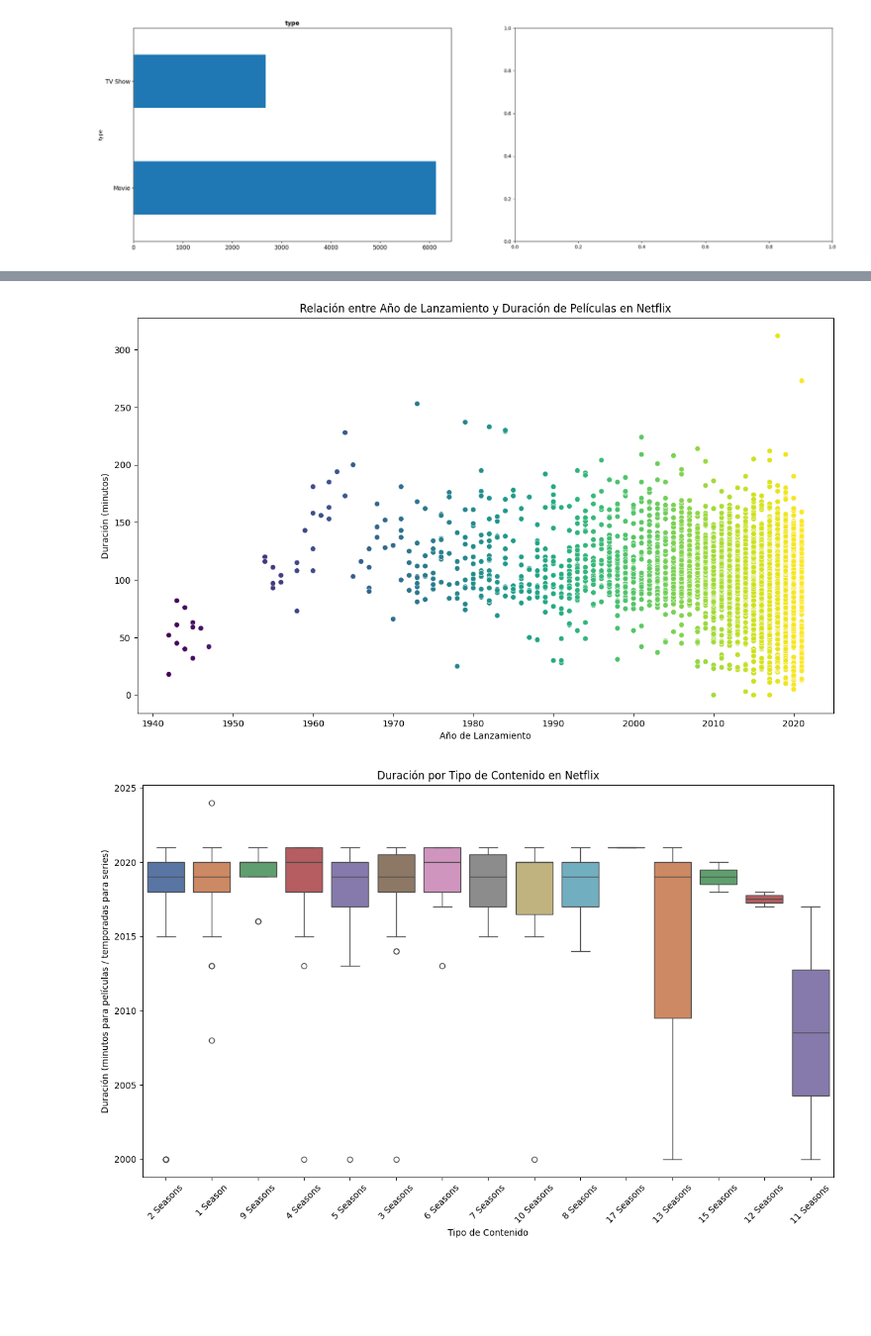
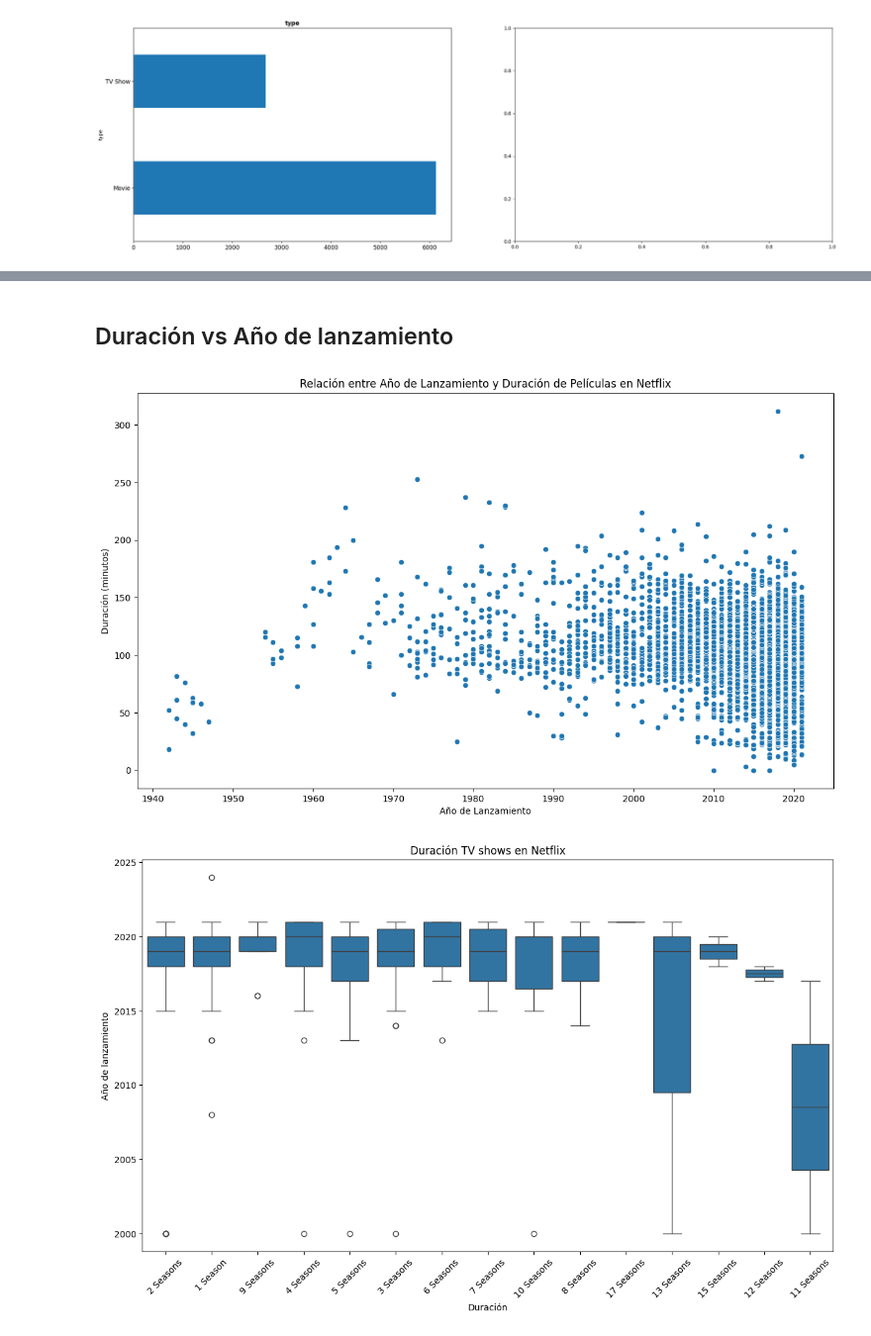
Before and after one commit to ju4n-avendanoa/Data_Netflix, a Jupyter notebook: main.ipynb, the cells around one changed output, grey strips where cells are left out. Shown at 99% size. Drawn from its saved outputs; the diff is of its cells as text; code cells hidden in the pictures; blank space fills up the shorter version.

```diff
--- a/main.ipynb
+++ b/main.ipynb
@@ -15,6 +15,8 @@ df.head()
 | 2 | s3 | TV Show | Ganglands | Julien Leclercq | Sami Bouajila, Tracy Gotoas, Samu... | NaN | 2021-09-24 00:00:00 | 2021 | TV-MA | 1 Season | ... |
 | 3 | s4 | TV Show | Jailbirds New Orleans | NaN | NaN | NaN | 2021-09-24 00:00:00 | 2021 | TV-MA | 1 Season | ... |
 | 4 | s5 | TV Show | Kota Factory | NaN | Mayur More, Jitendra Kumar, Ranja... | India | 2021-09-24 00:00:00 | 2021 | TV-MA | 2 Seasons | ... |
+# %%
+df.drop(columns=['show_id'], inplace=True)
 # %%
 df.info()
 # %% [output]
@@ -87,3 +90,5 @@ dtype: int64
+# %%
+df.drop_duplicates(inplace=True)
 # %%
 def graficos_boxplot(df):
 
@@ -584,19 +631,21 @@ Name: count, dtype: int64
+# %% [markdown]
+## Duración vs Año de lanzamiento
 # %%
 plt.figure(figsize=(14, 8))
-sns.scatterplot(data=movies, x='release_year', y='duration_num', hue='release_year', palette='viridis', legend=False)
+sns.scatterplot(data=movies, x='release_year', y='duration_num', legend=False)
 plt.title('Relación entre Año de Lanzamiento y Duración de Películas en Netflix')
 plt.xlabel('Año de Lanzamiento')
 plt.ylabel('Duración (minutos)')
 plt.show()
 
 # Gráfico de dispersión para series
 plt.figure(figsize=(14, 8))
-sns.boxplot(x='duration', y='year_added', data=tv_shows, palette='deep', hue='duration')
-plt.title('Duración por Tipo de Contenido en Netflix')
-plt.xlabel('Tipo de Contenido')
+sns.boxplot(x='duration', y='year_added', data=tv_shows)
+plt.title('Duración TV shows en Netflix')
+plt.xlabel('Duración')
 plt.xticks(rotation=45)
-plt.ylabel('Duración (minutos para películas / temporadas para series)')
+plt.ylabel('Año de lanzamiento')
 plt.show()
 # %% [output]
-[figure, old version]
+[figure, new version]
-[figure, old version]
+[figure, new version]
```
Also changed, not shown: parts of 31 cells of this notebook.
